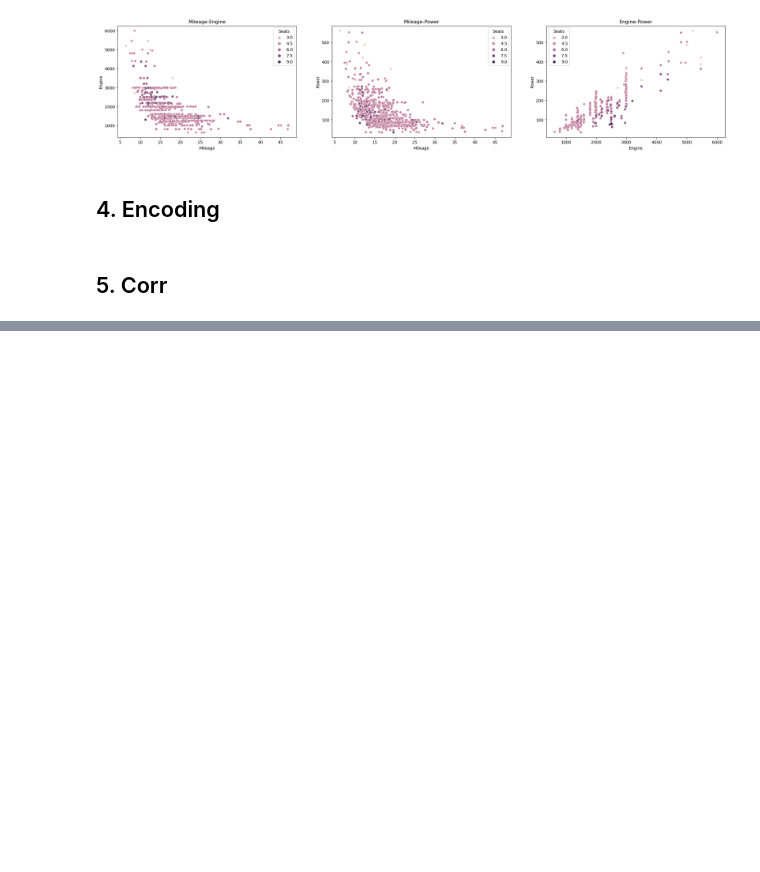
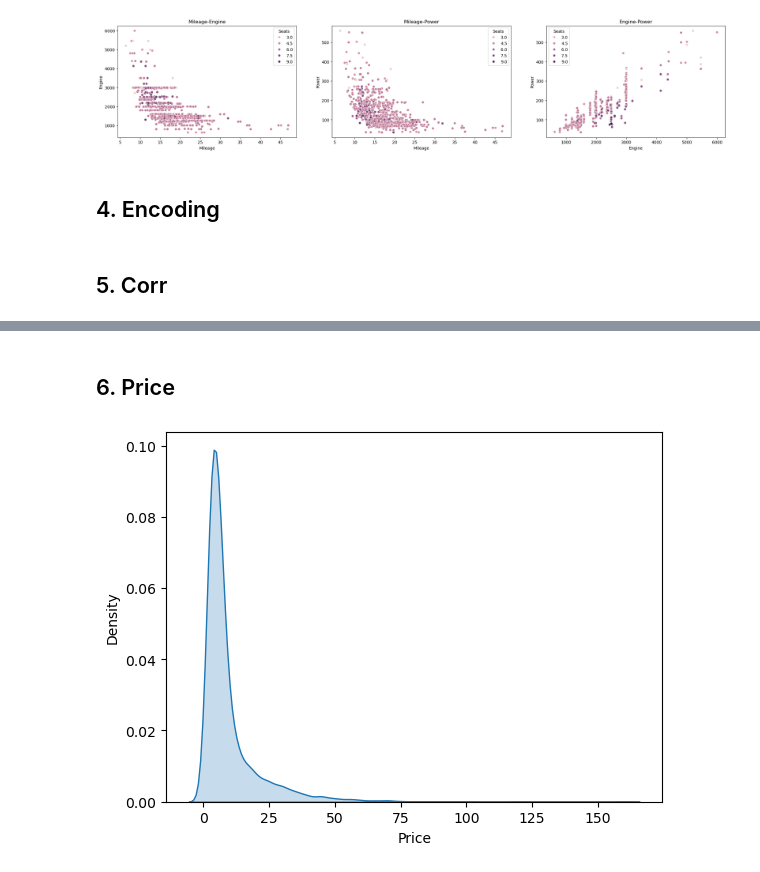
Before and after one commit to nuyhc/RWRS, a Jupyter notebook: 01_CarSales_Prep.ipynb, the cells around one changed output, grey strips where cells are left out. Cells and saved outputs as stored; diff of their text form; code cells hidden in the pictures; blank space fills up the shorter version.

```diff
--- a/01_CarSales_Prep.ipynb
+++ b/01_CarSales_Prep.ipynb
@@ -182,0 +155,6 @@ data.head(3)
+# %% [markdown]
+## 6. Price
+# %%
+sns.kdeplot(data=data, x="Price", fill=True);
+# %% [output]
+[figure, added]
```
Also changed, not shown: parts of 7 cells of this notebook.
